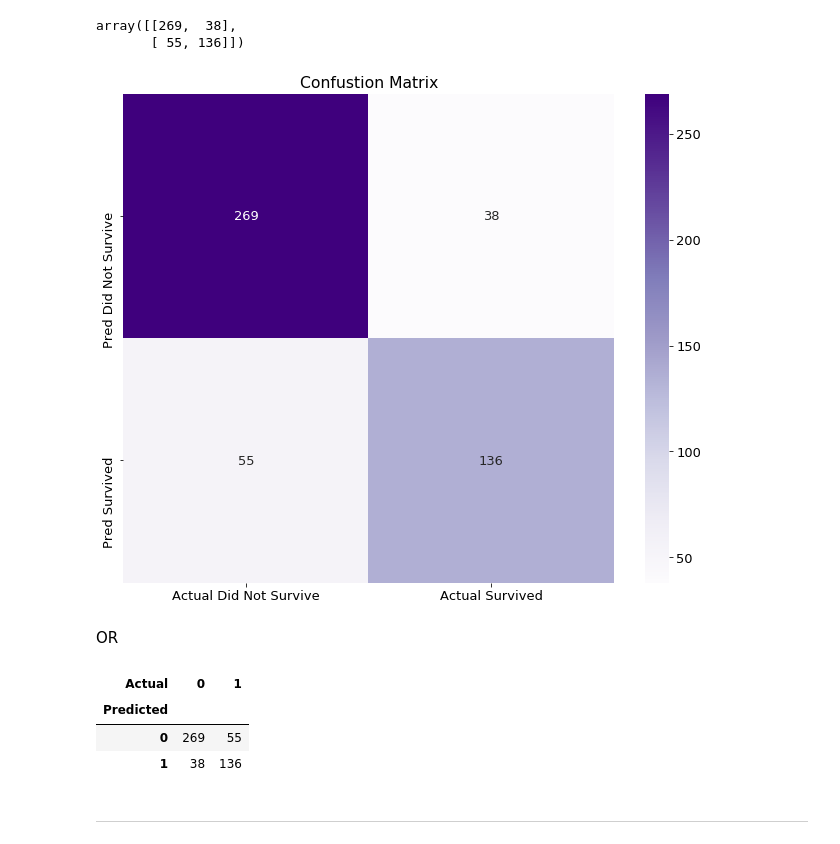
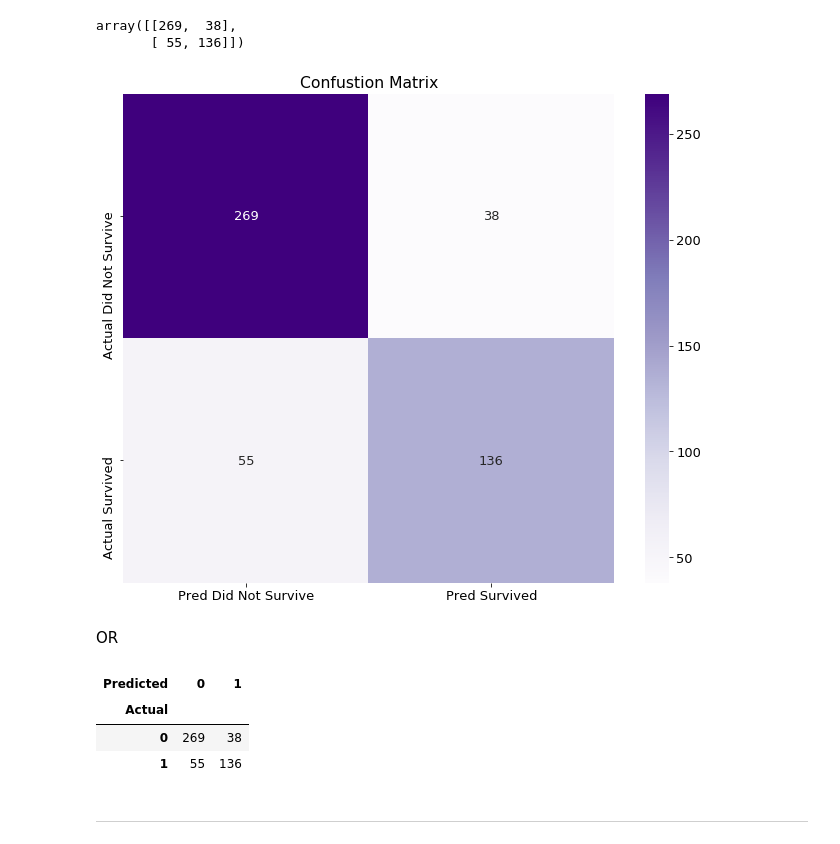
Before and after one commit to faithkane3/classification, a Jupyter notebook: classification_review.ipynb, the cells around one changed output. Drawn from its saved outputs; the diff is of its cells as text; code cells hidden in the pictures.

```diff
--- a/classification_review.ipynb
+++ b/classification_review.ipynb
@@ -1417,29 +1417,28 @@ cm
 array([[269,  38],
        [ 55, 136]])
 # %%
-xlabels=['Actual Did Not Survive', 'Actual Survived']
-ylabels=['Pred Did Not Survive', 'Pred Survived']
+xlabels=['Pred Did Not Survive', 'Pred Survived']
+ylabels=['Actual Did Not Survive', 'Actual Survived']
 
 sns.heatmap(cm, annot=True, fmt="d", cmap='Purples',
             xticklabels=xlabels, yticklabels=ylabels)
 
 plt.title('Confustion Matrix')
 plt.show()
 # %% [output]
-[figure, old version]
+[figure, new version]
 # %% [markdown]
 OR
 # %%
-pd.crosstab(index=train_eval_df.yhat,
-            columns=train_eval_df.actual,
-            rownames=['Predicted'],
-            colnames=['Actual'],
-            margins_name="Total")
+pd.crosstab(index=train_eval_df.actual,
+            columns=train_eval_df.yhat,
+            rownames=['Actual'],
+            colnames=['Predicted'])
 # %% [output]
-| Actual | 0 | 1 |
-| Predicted |  |  |
-| 0 | 269 | 55 |
-| 1 | 38 | 136 |
+| Predicted | 0 | 1 |
+| Actual |  |  |
+| 0 | 269 | 38 |
+| 1 | 55 | 136 |
 # %% [markdown]
 ___
 # %% [markdown]
```
Also changed, not shown: parts of 1 cell of this notebook.
